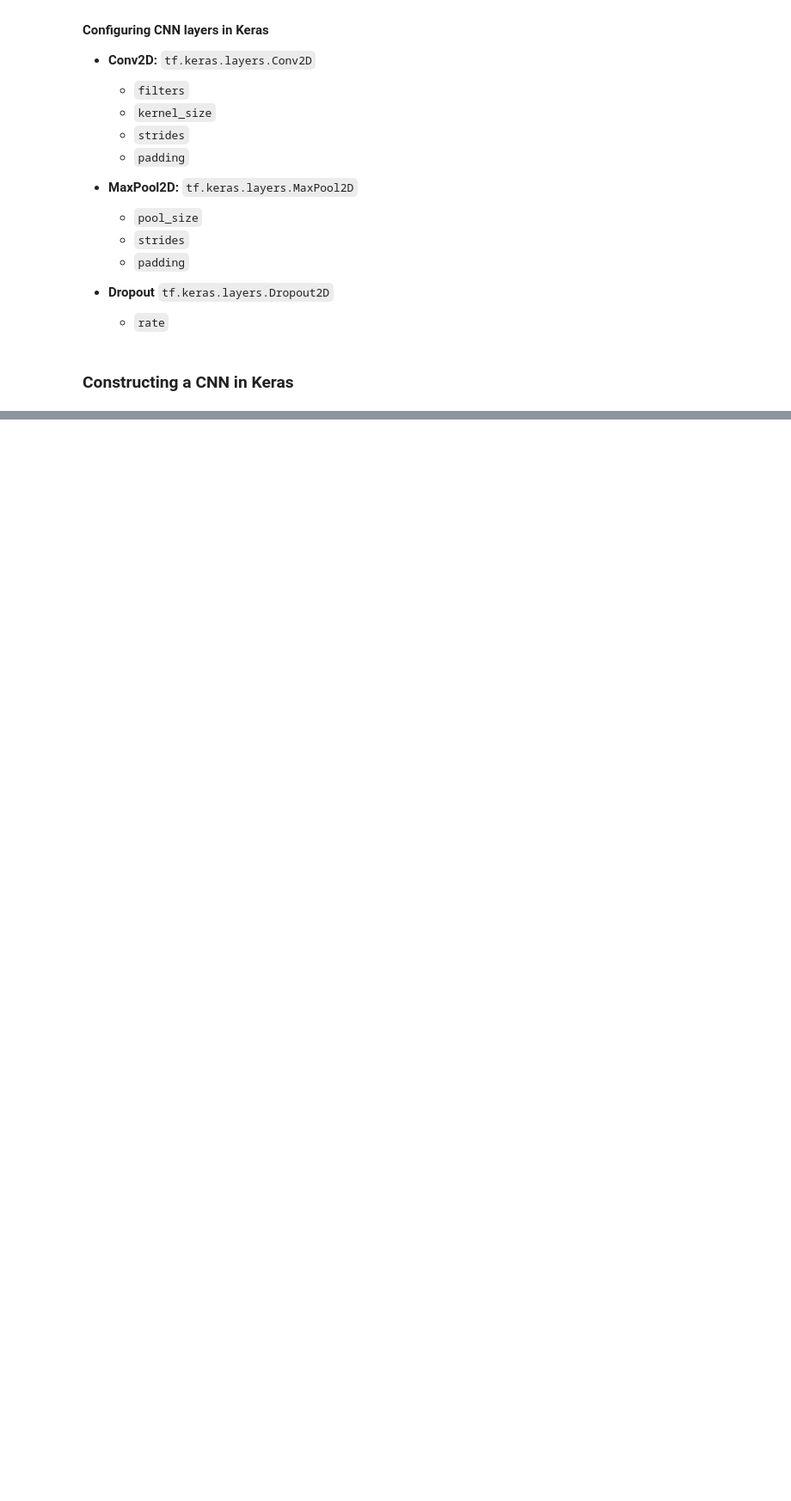
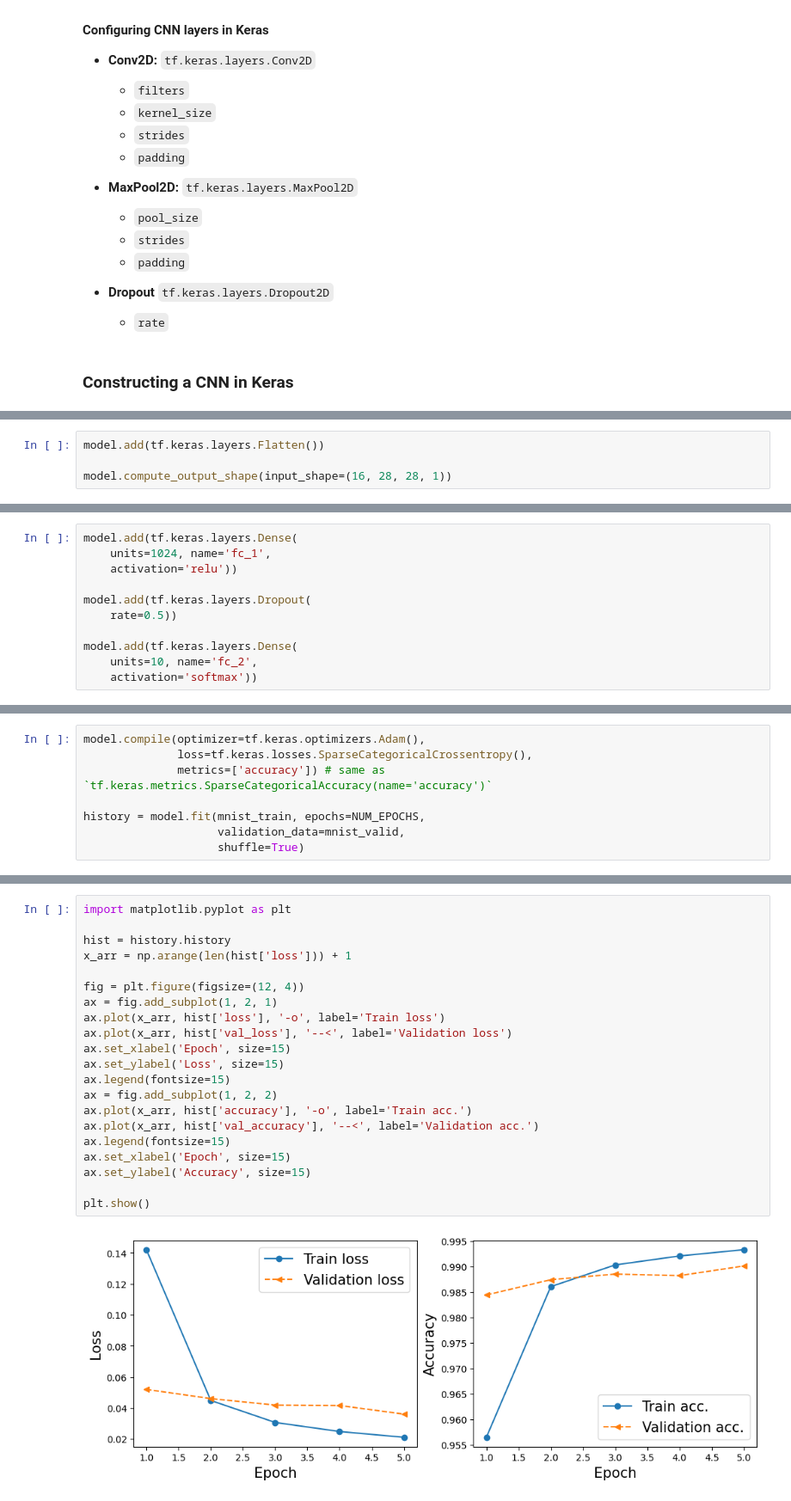
Before and after one commit to Sann-Htet/Machine-Learning-and-Deep-Learning-with-Python-scikit-learn-and-TensorFlow, a Jupyter notebook: Chapter 15/ch15-Classifying_Images_with_Deep_Convolutional_Neural_Networks.ipynb, the cells around one changed output, grey strips where cells are left out. Shown at 86% size. Saved outputs shown, nothing was run; the diff lists cells and outputs as text; blank space fills up the shorter version.

Commit message:
implementing a deep CNN for MNIST dataset

```diff
--- a/Chapter 15/ch15-Classifying_Images_with_Deep_Convolutional_Neural_Networks.ipynb
+++ b/Chapter 15/ch15-Classifying_Images_with_Deep_Convolutional_Neural_Networks.ipynb
@@ -252,0 +275,4 @@ mnist_train = mnist_train.skip(10000).batch(BATCH_SIZE)
+# %%
+model.add(tf.keras.layers.Flatten())
+
+model.compute_output_shape(input_shape=(16, 28, 28, 1))
@@ -252,0 +281,11 @@ mnist_train = mnist_train.skip(10000).batch(BATCH_SIZE)
+# %%
+model.add(tf.keras.layers.Dense(
+    units=1024, name='fc_1',
+    activation='relu'))
+
+model.add(tf.keras.layers.Dropout(
+    rate=0.5))
+
+model.add(tf.keras.layers.Dense(
+    units=10, name='fc_2',
+    activation='softmax'))
@@ -252,0 +319,8 @@ mnist_train = mnist_train.skip(10000).batch(BATCH_SIZE)
+# %%
+model.compile(optimizer=tf.keras.optimizers.Adam(),
+              loss=tf.keras.losses.SparseCategoricalCrossentropy(),
+              metrics=['accuracy']) # same as `tf.keras.metrics.SparseCategoricalAccuracy(name='accuracy')`
+
+history = model.fit(mnist_train, epochs=NUM_EPOCHS,
+                    validation_data=mnist_valid,
+                    shuffle=True)
@@ -252,0 +338,23 @@ mnist_train = mnist_train.skip(10000).batch(BATCH_SIZE)
+# %%
+import matplotlib.pyplot as plt
+
+hist = history.history
+x_arr = np.arange(len(hist['loss'])) + 1
+
+fig = plt.figure(figsize=(12, 4))
+ax = fig.add_subplot(1, 2, 1)
+ax.plot(x_arr, hist['loss'], '-o', label='Train loss')
+ax.plot(x_arr, hist['val_loss'], '--<', label='Validation loss')
+ax.set_xlabel('Epoch', size=15)
+ax.set_ylabel('Loss', size=15)
+ax.legend(fontsize=15)
+ax = fig.add_subplot(1, 2, 2)
+ax.plot(x_arr, hist['accuracy'], '-o', label='Train acc.')
+ax.plot(x_arr, hist['val_accuracy'], '--<', label='Validation acc.')
+ax.legend(fontsize=15)
+ax.set_xlabel('Epoch', size=15)
+ax.set_ylabel('Accuracy', size=15)
+
+plt.show()
+# %% [output]
+[figure, added]
```
Also changed, not shown: parts of 13 cells of this notebook, 1 other file.
